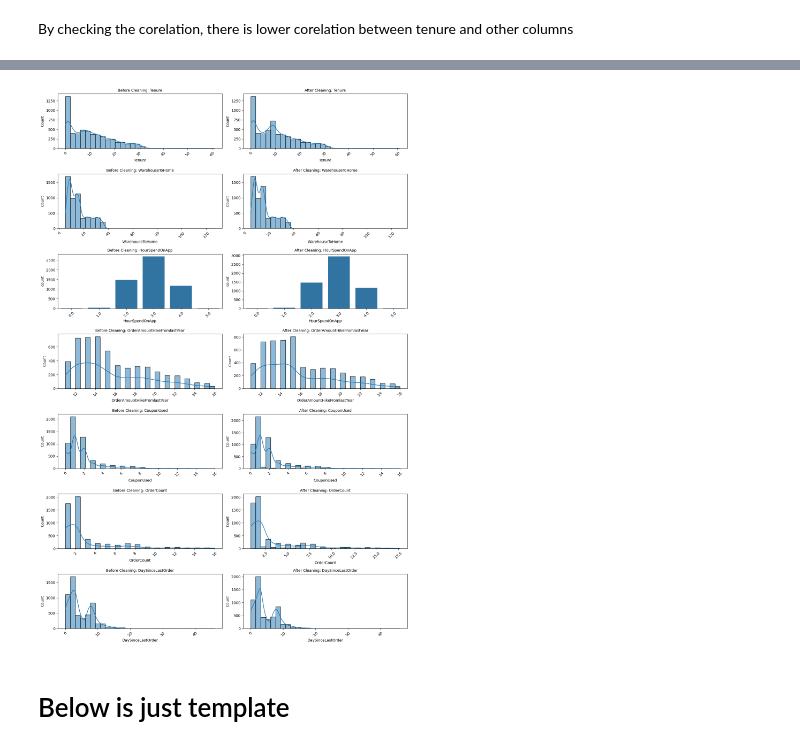
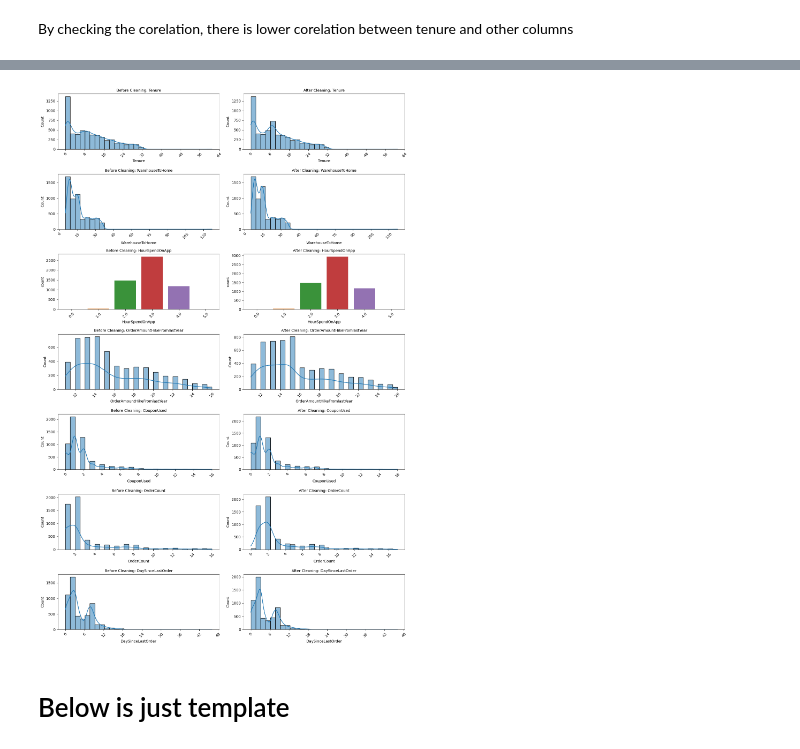
Before and after one commit to KarthikeyanBaskaran/Marketing-Analytics, a Jupyter notebook: MarketingAnalytics.ipynb, the cells around one changed output, grey strips where cells are left out. Saved outputs shown, nothing was run; the diff lists cells and outputs as text; code cells hidden in the pictures.

```diff
--- a/MarketingAnalytics.ipynb
+++ b/MarketingAnalytics.ipynb
@@ -10,7 +10,7 @@ from sklearn.impute import SimpleImputer
 from sklearn.experimental import enable_iterative_imputer
 from sklearn.impute import IterativeImputer
 # %%
-df = pd.read_csv('/content/drive/MyDrive/Colab Notebooks/Marketing Analytics/E-Commerce Churn Data.csv')
+df = pd.read_csv('https://raw.githubusercontent.com/KarthikeyanBaskaran/Marketing-Analytics/refs/heads/main/Churn%20Data/E-Commerce%20Churn%20Data.csv')
 # %%
 df.head()
 # %% [output]
@@ -156,3 +154,5 @@ df_cleaned['HourSpendOnApp'] = median_imputer.fit_transform(df_cleaned[['HourSpe
 
 imputer = IterativeImputer(max_iter=10, random_state=0)
 df_cleaned[['CouponUsed', 'OrderCount']] = imputer.fit_transform(df_cleaned[['CouponUsed', 'OrderCount']])
+df_cleaned['CouponUsed'] = df_cleaned['CouponUsed'].astype(int)
+df_cleaned['OrderCount'] = df_cleaned['OrderCount'].astype(int)
@@ -181,10 +200,12 @@ dtype: int64
 import pandas as pd
 import seaborn as sns
 import matplotlib.pyplot as plt
+import matplotlib.ticker as ticker
 
 # Columns with null values
-columns_with_null = ['Tenure', 'WarehouseToHome', 'HourSpendOnApp', 'OrderAmountHikeFromlastYear',
-                     'CouponUsed', 'OrderCount', 'DaySinceLastOrder']
+columns_with_null = ['Tenure', 'WarehouseToHome', 'HourSpendOnApp',
+                     'OrderAmountHikeFromlastYear', 'CouponUsed',
+                     'OrderCount', 'DaySinceLastOrder']
 
 # Function to plot distributions for both original and cleaned data side by side
 def plot_distributions_comparison(df_before, df_after, columns, title_prefix_before, title_prefix_after):
@@ -193,34 +214,40 @@ def plot_distributions_comparison(df_before, df_after, columns, title_prefix_bef
 
     fig, axes = plt.subplots(n_rows, n_cols, figsize=(14, n_rows * 3))  # Adjust figure size for two columns
     axes = axes.flatten()
 
     # Loop through each column and plot both before and after distributions side by side
     for i, col in enumerate(columns):
         # Plot for original (before cleaning)
         if df_before[col].dtype == 'object' or len(df_before[col].unique()) <= 10:
             sns.countplot(x=col, data=df_before, ax=axes[2 * i])
         else:
             sns.histplot(df_before[col], bins=30, kde=True, ax=axes[2 * i])
+
+        # Set the title and format the x-axis ticks to be integers
         axes[2 * i].set_title(f'{title_prefix_before} {col}', fontsize=10)
         axes[2 * i].tick_params(axis='x', rotation=45)
+        axes[2 * i].xaxis.set_major_locator(ticker.MaxNLocator(integer=True))  # Ensure x-axis has integer ticks
 
         # Plot for cleaned (after cleaning)
         if df_after[col].dtype == 'object' or len(df_after[col].unique()) <= 10:
             sns.countplot(x=col, data=df_after, ax=axes[2 * i + 1])
         else:
             sns.histplot(df_after[col], bins=30, kde=True, ax=axes[2 * i + 1])
+
+        # Set the title and format the x-axis ticks to be integers
         axes[2 * i + 1].set_title(f'{title_prefix_after} {col}', fontsize=10)
         axes[2 * i + 1].tick_params(axis='x', rotation=45)
+        axes[2 * i + 1].xaxis.set_major_locator(ticker.MaxNLocator(integer=True))  # Ensure x-axis has integer ticks
 
     plt.tight_layout()
     plt.show()
 
 # Plot distributions comparison between before cleaning (df) and after cleaning (df_cleaned)
 plot_distributions_comparison(df, df_cleaned, columns_with_null,
                               title_prefix_before="Before Cleaning:",
                               title_prefix_after="After Cleaning:")
 # %% [output]
-[figure, old version]
+[figure, new version]
 # %%
 df_cleaned.to_csv('cleaned_data.csv', index=False)
 # %% [markdown]
```
Also changed, not shown: parts of 5 cells of this notebook.
